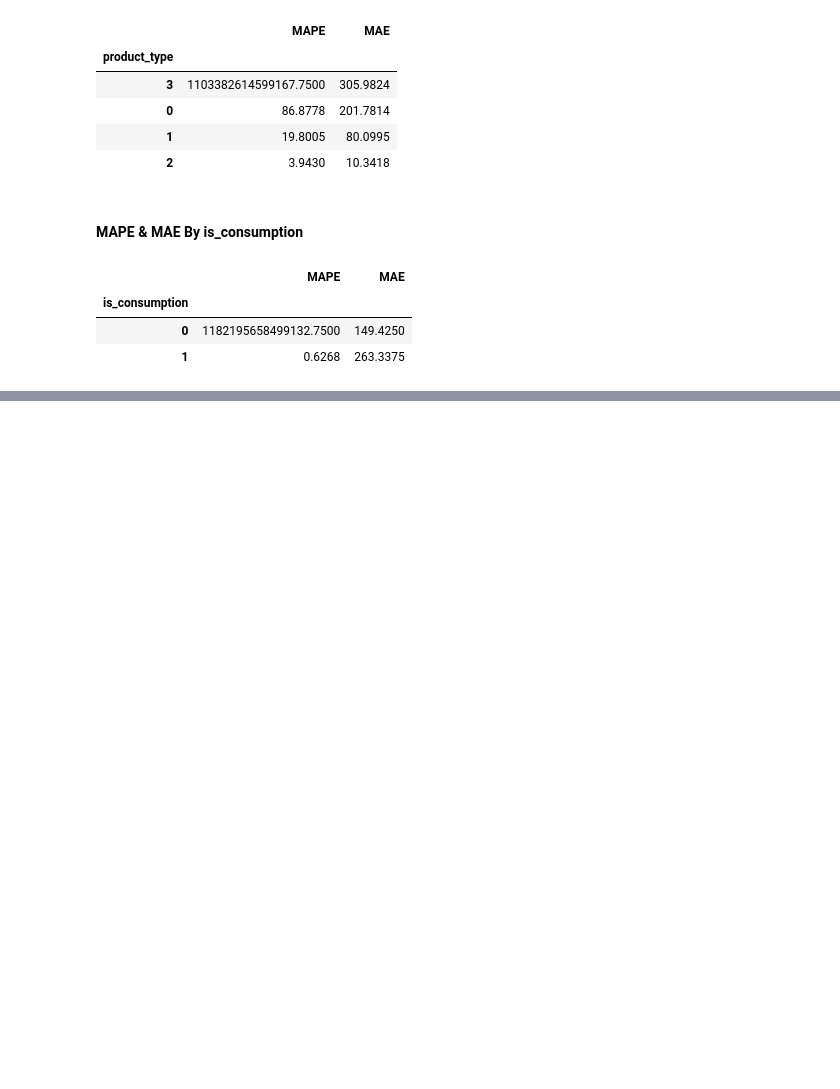
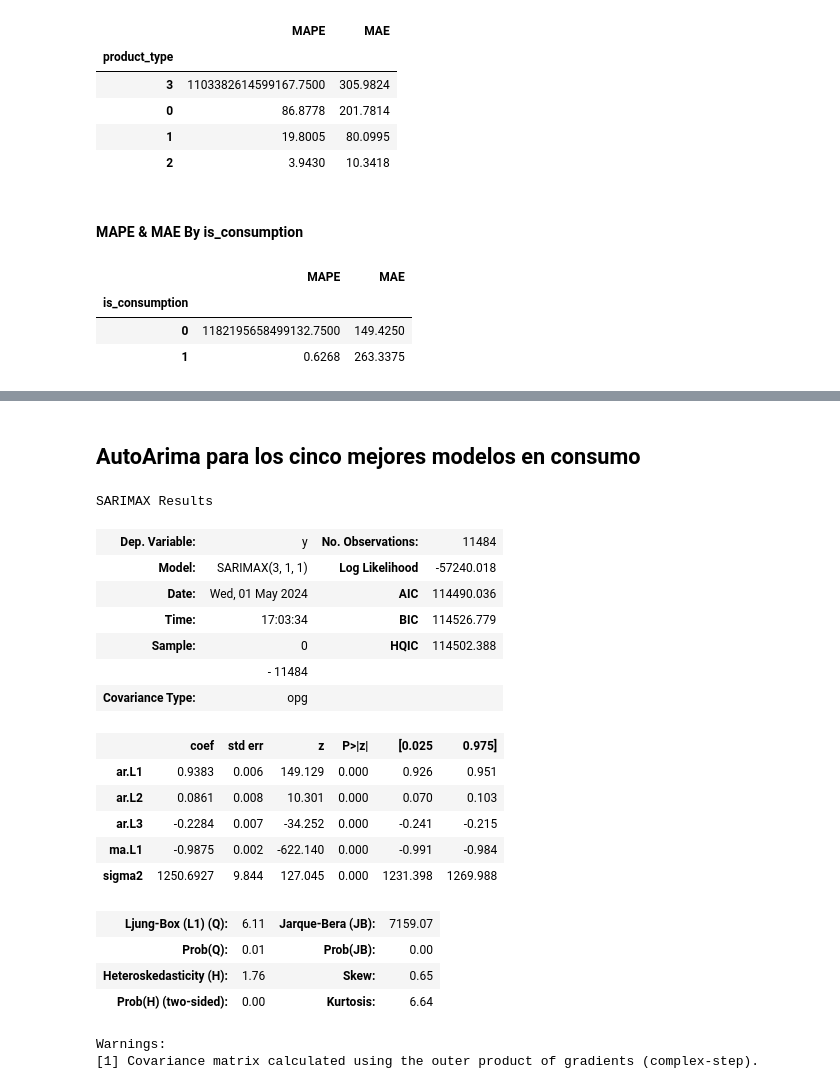
Before and after one commit to CCHidalgoG/enefit-master-work, a Jupyter notebook: scripts_and_notebooks/clasical_models.ipynb, the cells around one changed output, grey strips where cells are left out. Saved outputs shown, nothing was run; the diff lists cells and outputs as text; code cells hidden in the pictures; blank space fills up the shorter version.

```diff
--- a/scripts_and_notebooks/clasical_models.ipynb
+++ b/scripts_and_notebooks/clasical_models.ipynb
@@ -253,0 +262,8 @@ results_.groupby('is_consumption').agg({'MAPE': 'mean', 'MAE': 'mean'}).sort_val
+# %%
+is_com = best_models.loc[best_models.is_consumption == 1 ].sort_values(by='MAPE', ascending=True).head(5)
+# %% [markdown]
+## AutoArima para los cinco mejores modelos en consumo
+# %%
+is_com_models = is_com[['county', 'is_business', 'product_type', 'is_consumption']]
+# %%
+is_com_models.reset_index(inplace=True, drop=True)
@@ -253,0 +294,23 @@ results_.groupby('is_consumption').agg({'MAPE': 'mean', 'MAE': 'mean'}).sort_val
+# %%
+model_con[0].model.summary()
+# %% [output]
+SARIMAX Results
+| Dep. Variable: | y | No. Observations: | 11484 |
+| Model: | SARIMAX(3, 1, 1) | Log Likelihood | -57240.018 |
+| Date: | Wed, 01 May 2024 | AIC | 114490.036 |
+| Time: | 17:03:34 | BIC | 114526.779 |
+| Sample: | 0 | HQIC | 114502.388 |
+|  | - 11484 |  |  |
+| Covariance Type: | opg |  |  |
+|  | coef | std err | z | P>|z| | [0.025 | 0.975] |
+| ar.L1 | 0.9383 | 0.006 | 149.129 | 0.000 | 0.926 | 0.951 |
+| ar.L2 | 0.0861 | 0.008 | 10.301 | 0.000 | 0.070 | 0.103 |
+| ar.L3 | -0.2284 | 0.007 | -34.252 | 0.000 | -0.241 | -0.215 |
+| ma.L1 | -0.9875 | 0.002 | -622.140 | 0.000 | -0.991 | -0.984 |
+| sigma2 | 1250.6927 | 9.844 | 127.045 | 0.000 | 1231.398 | 1269.988 |
+| Ljung-Box (L1) (Q): | 6.11 | Jarque-Bera (JB): | 7159.07 |
+| Prob(Q): | 0.01 | Prob(JB): | 0.00 |
+| Heteroskedasticity (H): | 1.76 | Skew: | 0.65 |
+| Prob(H) (two-sided): | 0.00 | Kurtosis: | 6.64 |
+Warnings:
+[1] Covariance matrix calculated using the outer product of gradients (complex-step).
```
Also changed, not shown: parts of 11 cells of this notebook.
